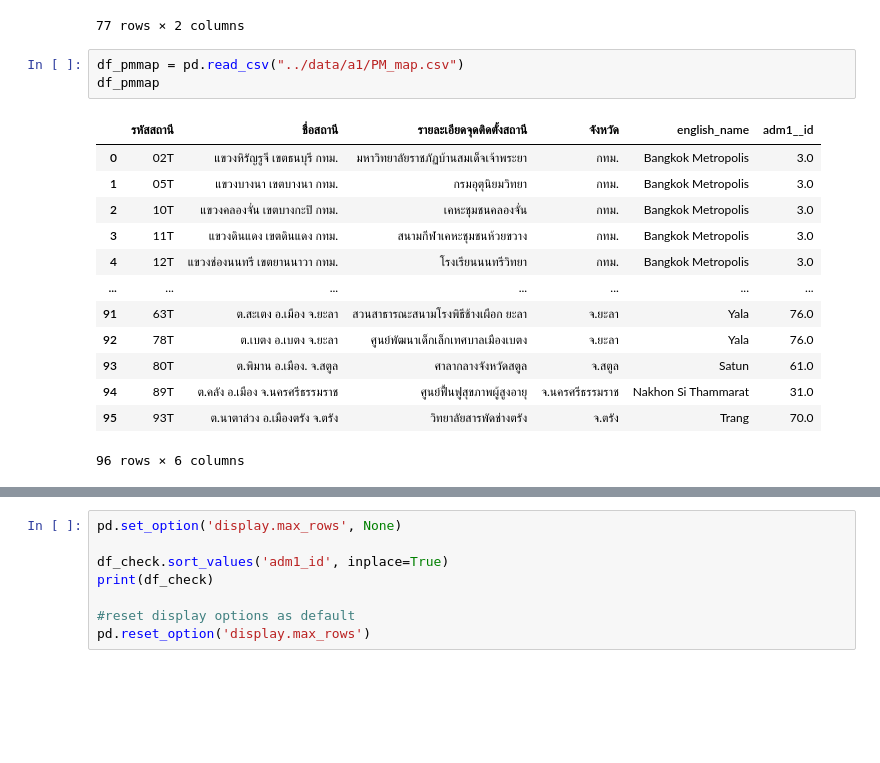
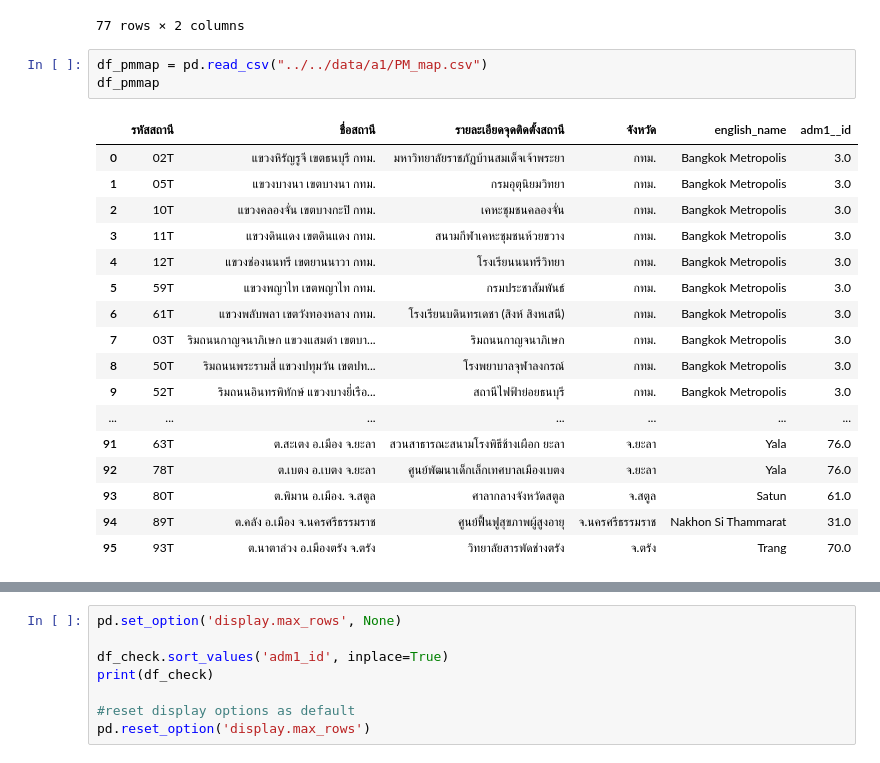
Before and after one commit to smolguyonearth/whoopenthisisgay, a Jupyter notebook: code_poysian/archive/candidate_link_data.ipynb, the cells around one changed output, grey strips where cells are left out. Cells and saved outputs as stored; diff of their text form; blank space fills up the shorter version.

```diff
--- a/code_poysian/archive/candidate_link_data.ipynb
+++ b/code_poysian/archive/candidate_link_data.ipynb
@@ -99,22 +99,26 @@ df_check[["English_name", "Thai_name"]].drop_duplicates()
 | 76 | Narathiwat | นราธิวาส |
 77 rows × 2 columns
 # %%
-df_pmmap = pd.read_csv("../data/a1/PM_map.csv")
+df_pmmap = pd.read_csv("../../data/a1/PM_map.csv")
 df_pmmap
 # %% [output]
 |  | รหัสสถานี | ชื่อสถานี | รายละเอียดจุดติดตั้งสถานี | จังหวัด | english_name | adm1__id |
 | 0 | 02T | แขวงหิรัญรูจี เขตธนบุรี กทม. | มหาวิทยาลัยราชภัฏบ้านสมเด็จเจ้าพระยา | กทม. | Bangkok Metropolis | 3.0 |
 | 1 | 05T | แขวงบางนา เขตบางนา กทม. | กรมอุตุนิยมวิทยา | กทม. | Bangkok Metropolis | 3.0 |
 | 2 | 10T | แขวงคลองจั่น เขตบางกะปิ กทม. | เคหะชุมชนคลองจั่น | กทม. | Bangkok Metropolis | 3.0 |
 | 3 | 11T | แขวงดินแดง เขตดินแดง กทม. | สนามกีฬาเคหะชุมชนห้วยขวาง | กทม. | Bangkok Metropolis | 3.0 |
 | 4 | 12T | แขวงช่องนนทรี เขตยานนาวา กทม. | โรงเรียนนนทรีวิทยา | กทม. | Bangkok Metropolis | 3.0 |
+| 5 | 59T | แขวงพญาไท เขตพญาไท กทม. | กรมประชาสัมพันธ์ | กทม. | Bangkok Metropolis | 3.0 |
+| 6 | 61T | แขวงพลับพลา เขตวังทองหลาง กทม. | โรงเรียนบดินทรเดชา (สิงห์ สิงหเสนี) | กทม. | Bangkok Metropolis | 3.0 |
+| 7 | 03T | ริมถนนกาญจนาภิเษก แขวงแสมดำ เขตบา... | ริมถนนกาญจนาภิเษก | กทม. | Bangkok Metropolis | 3.0 |
+| 8 | 50T | ริมถนนพระรามสี่ แขวงปทุมวัน เขตปท... | โรงพยาบาลจุฬาลงกรณ์ | กทม. | Bangkok Metropolis | 3.0 |
+| 9 | 52T | ริมถนนอินทรพิทักษ์ แขวงบางยี่เรือ... | สถานีไฟฟ้าย่อยธนบุรี | กทม. | Bangkok Metropolis | 3.0 |
 | ... | ... | ... | ... | ... | ... | ... |
 | 91 | 63T | ต.สะเตง อ.เมือง จ.ยะลา | สวนสาธารณะสนามโรงพิธีช้างเผือก ยะลา | จ.ยะลา | Yala | 76.0 |
 | 92 | 78T | ต.เบตง อ.เบตง จ.ยะลา | ศูนย์พัฒนาเด็กเล็กเทศบาลเมืองเบตง | จ.ยะลา | Yala | 76.0 |
 | 93 | 80T | ต.พิมาน อ.เมือง. จ.สตูล | ศาลากลางจังหวัดสตูล | จ.สตูล | Satun | 61.0 |
 | 94 | 89T | ต.คลัง อ.เมือง จ.นครศรีธรรมราช | ศูนย์ฟื้นฟูสุขภาพผู้สูงอายุ | จ.นครศรีธรรมราช | Nakhon Si Thammarat | 31.0 |
 | 95 | 93T | ต.นาตาล่วง อ.เมืองตรัง จ.ตรัง | วิทยาลัยสารพัดช่างตรัง | จ.ตรัง | Trang | 70.0 |
-96 rows × 6 columns
 # %%
 df_check.loc[df_check["English_name"] == "Bangkok", "English_name"] = "Bangkok Metropolis"
 df_check
```
Also changed, not shown: parts of 7 cells of this notebook, 3 other files.
